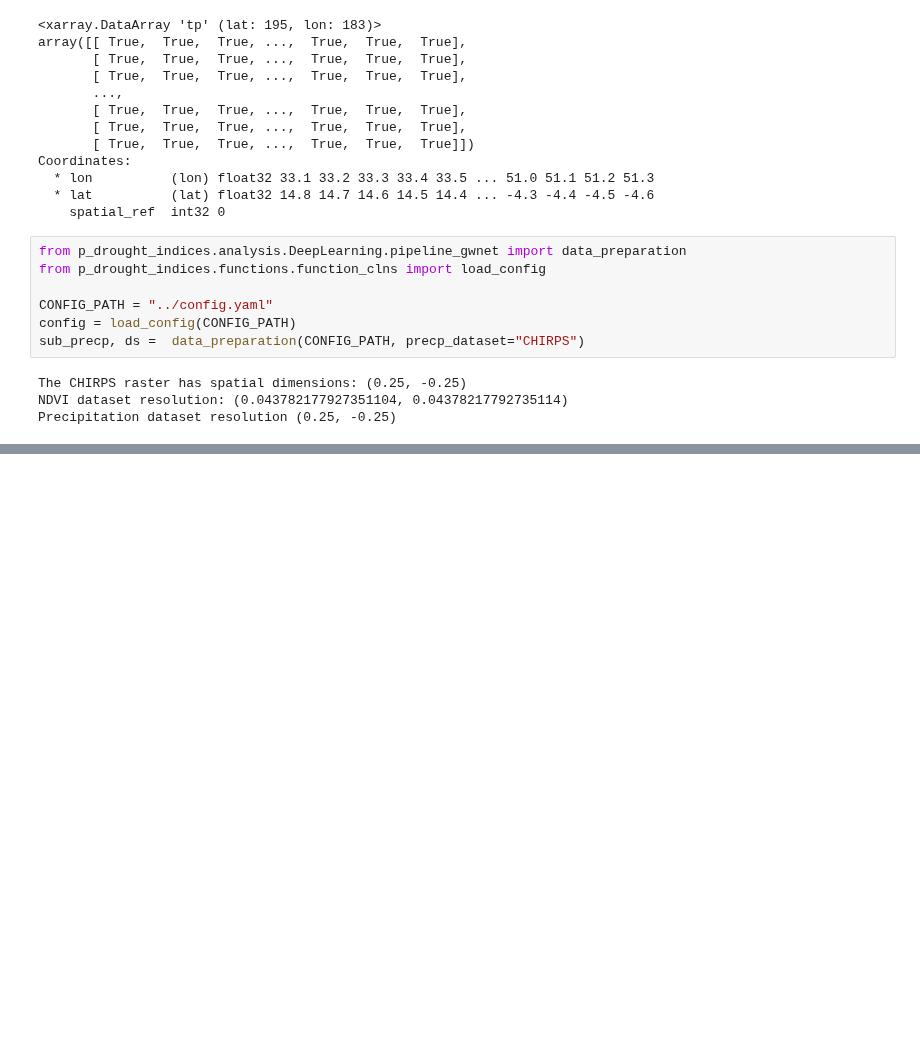
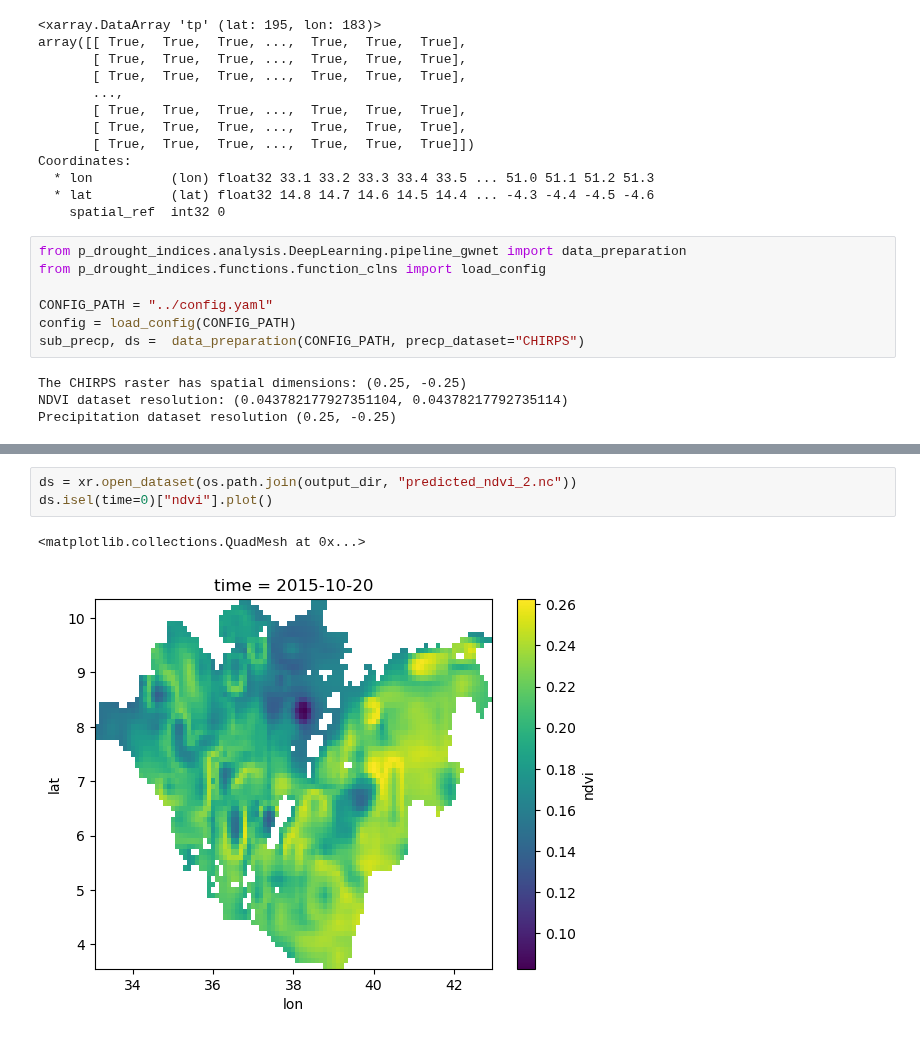
Before and after one commit to Riccardo7-DS/Indices_analysis, a Jupyter notebook: notebooks/model.ipynb, the cells around one changed output, grey strips where cells are left out. Saved outputs shown, nothing was run; the diff lists cells and outputs as text; blank space fills up the shorter version.

```diff
--- a/notebooks/model.ipynb
+++ b/notebooks/model.ipynb
@@ -306,0 +313,6 @@ array([[[nan, nan, nan, ..., nan, nan, nan],
+# %%
+ds = xr.open_dataset(os.path.join(output_dir, "predicted_ndvi_2.nc"))
+ds.isel(time=0)["ndvi"].plot()
+# %% [output]
+<matplotlib.collections.QuadMesh at 0x...>
+[figure, added]
```
Also changed, not shown: parts of 4 cells of this notebook, 7 other files.
